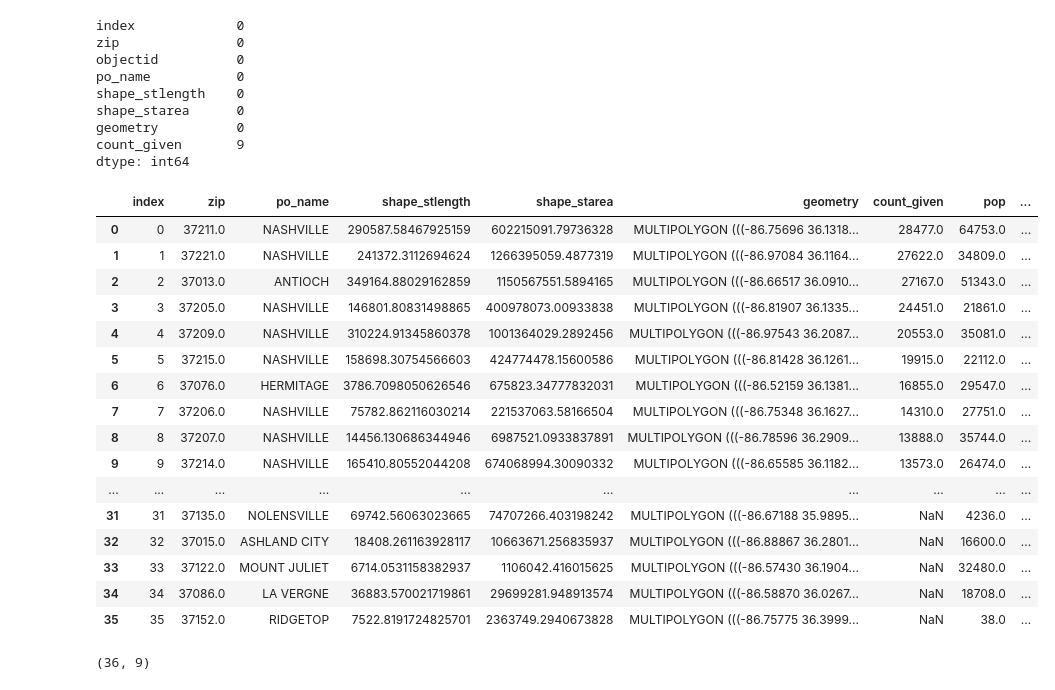
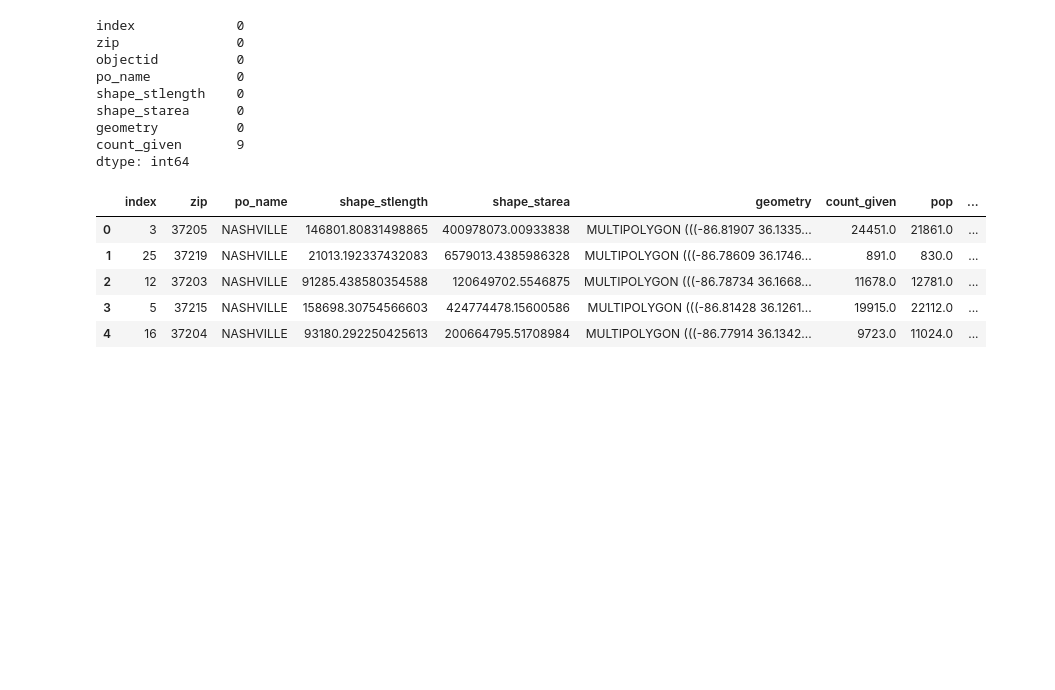
Before and after one commit to rghertel/nash-covid-cases-vaccines-pekka_pickled_peppers, a Jupyter notebook: Metro Area Covid Infections, Vaccinations, Other Factor Correlations.ipynb, the cells around one changed output. Saved outputs shown, nothing was run; the diff lists cells and outputs as text; code cells hidden in the pictures; blank space fills up the shorter version.

```diff
--- a/Metro Area Covid Infections, Vaccinations, Other Factor Correlations.ipynb
+++ b/Metro Area Covid Infections, Vaccinations, Other Factor Correlations.ipynb
@@ -65,7 +85,11 @@ covid_vacc.head()
 # %%
 #group vaccinations by zip code
 covid_vacc_per_zip = covid_vacc.groupby('zip')['count_given'].sum().reset_index()
+covid_vacc_per_zip['zip'] = covid_vacc_per_zip['zip'].astype('str')
+#Why doesn't this work? covid_vacc_per_zip['zip'] = (covid_vacc_per_zip['zip'].str.split()).apply(lambda x: float(x[0].replace('.0', ''))) #DROP .0??
+#covid_vacc_per_zip['zip'] = covid_vacc_per_zip['zip'].apply(lambda x: x.split('.0')[0])
+
 covid_vacc_per_zip.head()
-#covid_vacc_per_zip.shape
+#covid_vacc_per_zip.shape (32 zips)
 # %% [output]
 |  | zip | count_given |
@@ -107,7 +154,3 @@ Data columns (total 6 columns):
  5   geometry        56 non-null     geometry
 dtypes: geometry(1), object(5)
 memory usage: 2.8+ KB
-# %%
-#cast zipcode as float in zipcodes
-zipcodes['zip'] = zipcodes['zip'].astype('float')
-zipcodes.info()
@@ -128,5 +157,7 @@ memory usage: 2.8+ KB
 # %%
+#POPULATIONS PER ZIP CODE
 pop_by_zip = pd.read_csv("data/zipcode population.csv")
+pop_by_zip['zip'] = pop_by_zip['zip'].astype('str')
 pop_by_zip.info()
 # %% [output]
 <class 'pandas.core.frame.DataFrame'>
@@ -143 +174,6 @@ dtypes: int64(2), object(3)
 memory usage: 24.0+ KB
+# %%
+#The population of 37228 seemed off, so I replaced with the number from census reporter (seemed more accurate)
+pop_by_zip['pop'] = pop_by_zip['pop'].replace(['331'],'1,615')
+
+pop_by_zip.loc[pop_by_zip['zip']=='37228']
@@ -212,30 +243,17 @@ geometry          0
 count_given       9
 dtype: int64
 # %%
+#next merge population by zip to geo_vaccine, calculate percentage vaxxed, drop unneccessary columns
+
 geo_vaccine_pop = geo_vaccine.merge(pop_by_zip, on = 'zip', how='inner')
-geo_vaccine_pop = geo_vaccine_pop.drop(columns=['index','objectid','number','lat,long', 'city']).reset_index()
-geo_vaccine_pop['percent_vaxxed'] = round((geo_vaccine_pop['count_given']/geo_vaccine_pop['pop']),2)
-geo_vaccine_pop
+geo_vaccine_pop = geo_vaccine_pop.drop(columns=['index','objectid','number','lat,long', 'city'])
+geo_vaccine_pop['percent_vaxxed'] = round(((geo_vaccine_pop['count_given']/geo_vaccine_pop['pop'])*100),2)
+geo_vaccine_pop = geo_vaccine_pop.sort_values('percent_vaxxed',ascending=False).reset_index()
+geo_vaccine_pop.head()
 # %% [output]
 |  | index | zip | po_name | shape_stlength | shape_starea | geometry | count_given | pop | ... |
-| 0 | 0 | 37211.0 | NASHVILLE | 290587.58467925159 | 602215091.79736328 | MULTIPOLYGON (((-86.75696 36.1318... | 28477.0 | 64753.0 | ... |
-| 1 | 1 | 37221.0 | NASHVILLE | 241372.3112694624 | 1266395059.4877319 | MULTIPOLYGON (((-86.97084 36.1164... | 27622.0 | 34809.0 | ... |
-| 2 | 2 | 37013.0 | ANTIOCH | 349164.88029162859 | 1150567551.5894165 | MULTIPOLYGON (((-86.66517 36.0910... | 27167.0 | 51343.0 | ... |
-| 3 | 3 | 37205.0 | NASHVILLE | 146801.80831498865 | 400978073.00933838 | MULTIPOLYGON (((-86.81907 36.1335... | 24451.0 | 21861.0 | ... |
-| 4 | 4 | 37209.0 | NASHVILLE | 310224.91345860378 | 1001364029.2892456 | MULTIPOLYGON (((-86.97543 36.2087... | 20553.0 | 35081.0 | ... |
-| 5 | 5 | 37215.0 | NASHVILLE | 158698.30754566603 | 424774478.15600586 | MULTIPOLYGON (((-86.81428 36.1261... | 19915.0 | 22112.0 | ... |
-| 6 | 6 | 37076.0 | HERMITAGE | 3786.7098050626546 | 675823.34777832031 | MULTIPOLYGON (((-86.52159 36.1381... | 16855.0 | 29547.0 | ... |
-| 7 | 7 | 37206.0 | NASHVILLE | 75782.862116030214 | 221537063.58166504 | MULTIPOLYGON (((-86.75348 36.1627... | 14310.0 | 27751.0 | ... |
-| 8 | 8 | 37207.0 | NASHVILLE | 14456.130686344946 | 6987521.0933837891 | MULTIPOLYGON (((-86.78596 36.2909... | 13888.0 | 35744.0 | ... |
-| 9 | 9 | 37214.0 | NASHVILLE | 165410.80552044208 | 674068994.30090332 | MULTIPOLYGON (((-86.65585 36.1182... | 13573.0 | 26474.0 | ... |
-| ... | ... | ... | ... | ... | ... | ... | ... | ... | ... |
-| 31 | 31 | 37135.0 | NOLENSVILLE | 69742.56063023665 | 74707266.403198242 | MULTIPOLYGON (((-86.67188 35.9895... | NaN | 4236.0 | ... |
-| 32 | 32 | 37015.0 | ASHLAND CITY | 18408.261163928117 | 10663671.256835937 | MULTIPOLYGON (((-86.88867 36.2801... | NaN | 16600.0 | ... |
-| 33 | 33 | 37122.0 | MOUNT JULIET | 6714.0531158382937 | 1106042.416015625 | MULTIPOLYGON (((-86.57430 36.1904... | NaN | 32480.0 | ... |
-| 34 | 34 | 37086.0 | LA VERGNE | 36883.570021719861 | 29699281.948913574 | MULTIPOLYGON (((-86.58870 36.0267... | NaN | 18708.0 | ... |
-| 35 | 35 | 37152.0 | RIDGETOP | 7522.8191724825701 | 2363749.2940673828 | MULTIPOLYGON (((-86.75775 36.3999... | NaN | 38.0 | ... |
+| 0 | 3 | 37205 | NASHVILLE | 146801.80831498865 | 400978073.00933838 | MULTIPOLYGON (((-86.81907 36.1335... | 24451.0 | 21861.0 | ... |
+| 1 | 25 | 37219 | NASHVILLE | 21013.192337432083 | 6579013.4385986328 | MULTIPOLYGON (((-86.78609 36.1746... | 891.0 | 830.0 | ... |
+| 2 | 12 | 37203 | NASHVILLE | 91285.438580354588 | 120649702.5546875 | MULTIPOLYGON (((-86.78734 36.1668... | 11678.0 | 12781.0 | ... |
+| 3 | 5 | 37215 | NASHVILLE | 158698.30754566603 | 424774478.15600586 | MULTIPOLYGON (((-86.81428 36.1261... | 19915.0 | 22112.0 | ... |
+| 4 | 16 | 37204 | NASHVILLE | 93180.292250425613 | 200664795.51708984 | MULTIPOLYGON (((-86.77914 36.1342... | 9723.0 | 11024.0 | ... |
-# %%
-geo_vaccine_pop.shape
-#lost two rows after merging population data?
-# %% [output]
-(36, 9)
```
Also changed, not shown: parts of 29 cells of this notebook, 4 other files.
